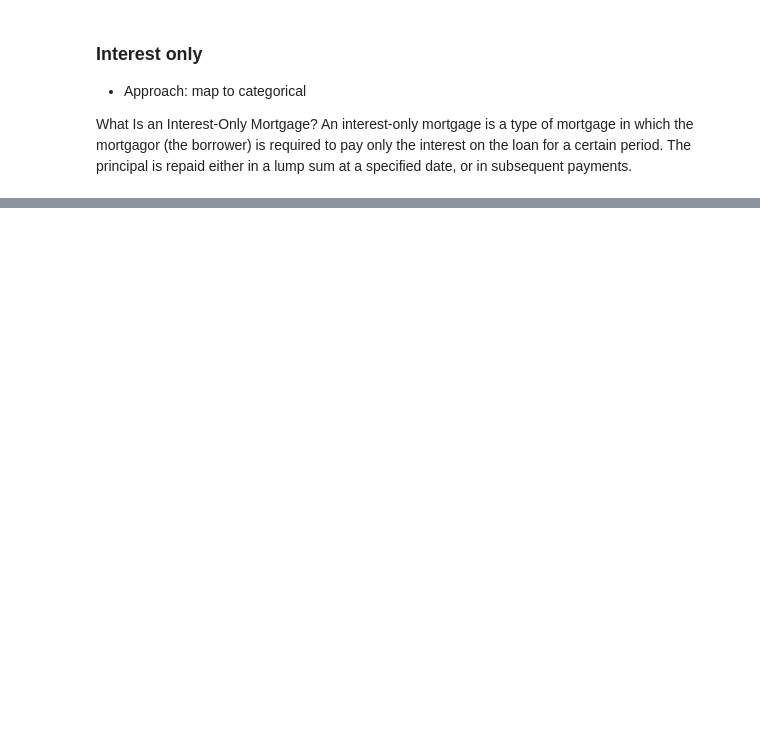
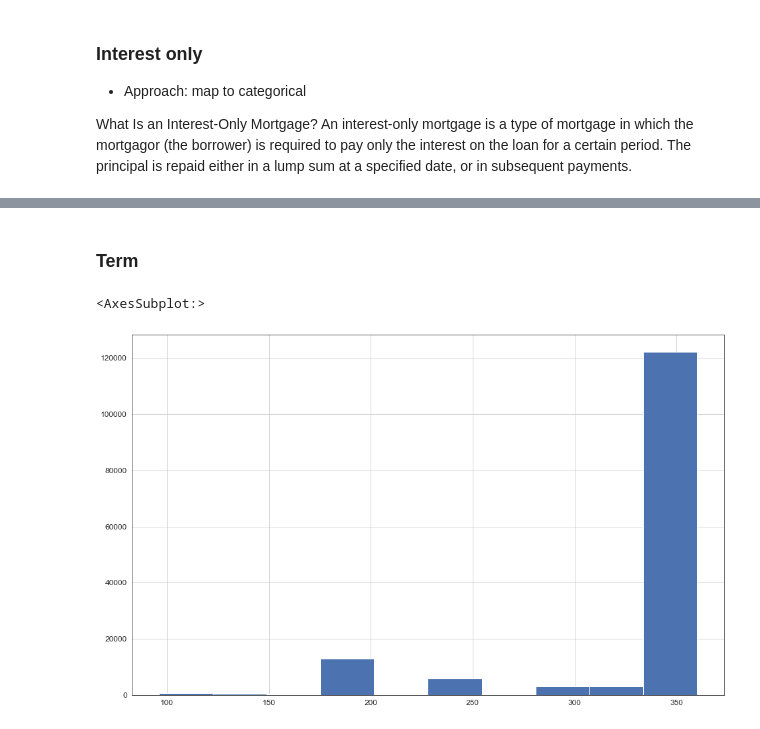
Before and after one commit to csanry/aml, a Jupyter notebook: notebooks/preprocessing.ipynb, the cells around one changed output, grey strips where cells are left out. Cells and saved outputs as stored; diff of their text form; code cells hidden in the pictures; blank space fills up the shorter version.

```diff
--- a/notebooks/preprocessing.ipynb
+++ b/notebooks/preprocessing.ipynb
@@ -369,0 +431,7 @@ DEBUG:top of axes not in the figure, so title not moved
+# %% [markdown]
+### Term
+# %%
+df['term'].hist()
+# %% [output]
+<AxesSubplot:>
+[figure, added]
```
Also changed, not shown: parts of 56 cells of this notebook.
